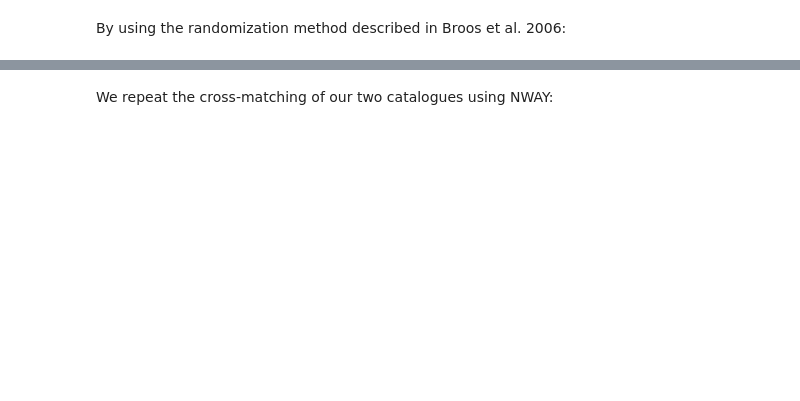
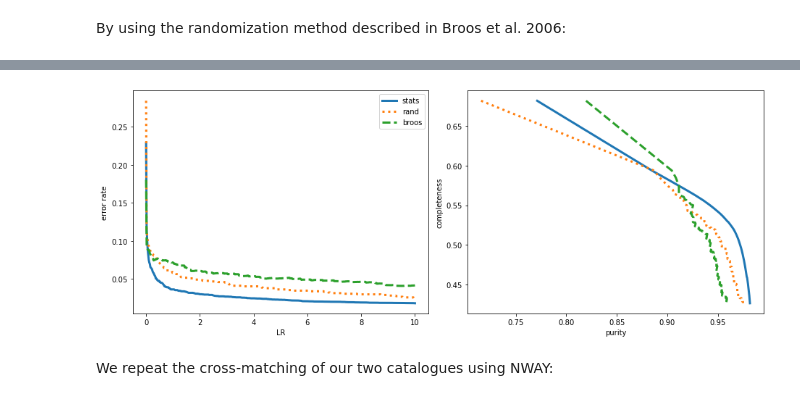
Before and after one commit to ruizca/astromatch, a Jupyter notebook: docs/astromatch/examples.ipynb, the cells around one changed output, grey strips where cells are left out. Drawn from its saved outputs; the diff is of its cells as text; code cells hidden in the pictures; blank space fills up the shorter version.

```diff
--- a/docs/astromatch/examples.ipynb
+++ b/docs/astromatch/examples.ipynb
@@ -288,4 +593,4 @@ lr_stats = xm.stats(ncutoff=501, maxcutoff=10.0)
 # %% [markdown]
 By cross-matching with a randomized catalogue of X-ray sources:
 # %%
-lr_stats_rnd = xm.stats(match_rnd=True, ncutoff=501, maxcutoff=10.0)
+lr_stats_rnd = xm.stats(match_rnd=True, ncutoff=501, maxcutoff=10.0, poserr_dist="normal")
@@ -292,4 +600,4 @@ lr_stats_rnd = xm.stats(match_rnd=True, ncutoff=501, maxcutoff=10.0)
 # %% [markdown]
 By using the randomization method described in Broos et al. 2006:
 # %%
-lr_stats_broos = xm.stats(use_broos=True, ntest=1, ncutoff=501, maxcutoff=10.0)
+lr_stats_broos = xm.stats(use_broos=True, ntest=1, ncutoff=501, maxcutoff=10.0, poserr_dist="normal")
@@ -296,25 +608,28 @@ lr_stats_broos = xm.stats(use_broos=True, ntest=1, ncutoff=501, maxcutoff=10.0)
 # %%
 fig = plt.figure(figsize=(13, 5))
 
 plt.subplot(121)
-plt.plot(lr_stats['cutoff'], lr_stats['error_rate'], lw=3)
-plt.plot(lr_stats_rnd['cutoff'], lr_stats_rnd['error_rate'], lw=3, ls=':')
-plt.plot(lr_stats_broos['cutoff'], lr_stats_broos['error_rate'], lw=3, ls='--')
+plt.plot(lr_stats['cutoff'], lr_stats['error_rate'], lw=3, label="stats")
+plt.plot(lr_stats_rnd['cutoff'], lr_stats_rnd['error_rate'], lw=3, ls=':', label="rand")
+plt.plot(lr_stats_broos['cutoff'], lr_stats_broos['error_rate'], lw=3, ls='--', label="broos")
+plt.legend()
 
 plt.xlabel('LR')
 plt.ylabel('error rate')
 
 
 plt.subplot(122)
 plt.plot(lr_stats['reliability'], lr_stats['completeness'], lw=3)
 plt.plot(lr_stats_rnd['reliability'], lr_stats_rnd['completeness'], lw=3, ls=':')
 plt.plot(lr_stats_broos['reliability'], lr_stats_broos['completeness'], lw=3, ls='--')
 
 plt.xlabel('purity')
 plt.ylabel('completeness')
 
 plt.tight_layout()
 plt.show()
+# %% [output]
+[figure, added]
 # %% [markdown]
 We repeat the cross-matching of our two catalogues using NWAY:
 # %%
```
Also changed, not shown: parts of 39 cells of this notebook, 14 other files.
